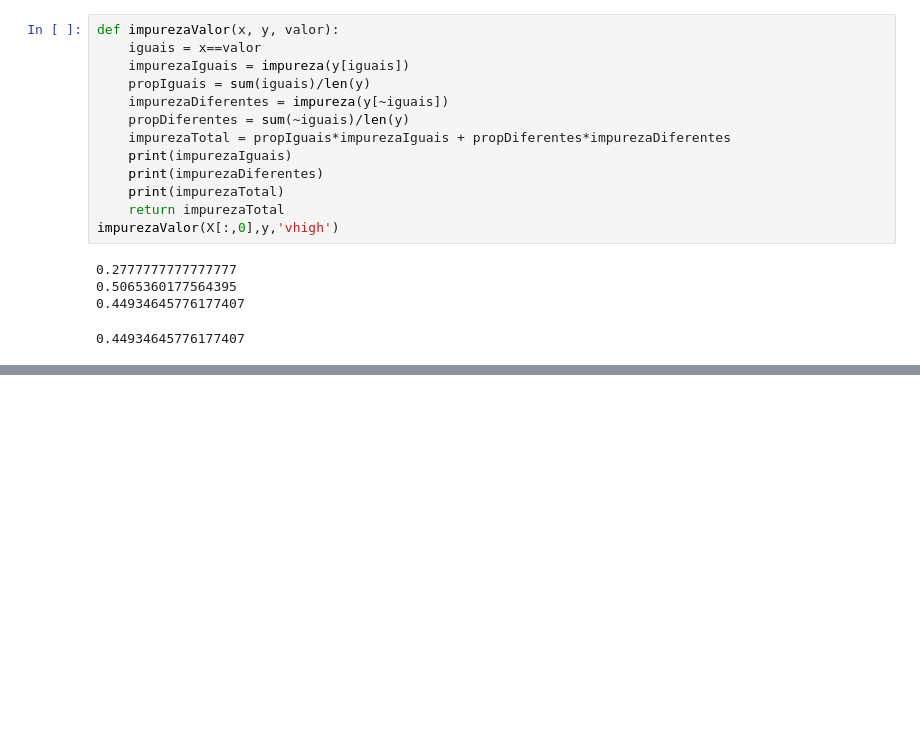
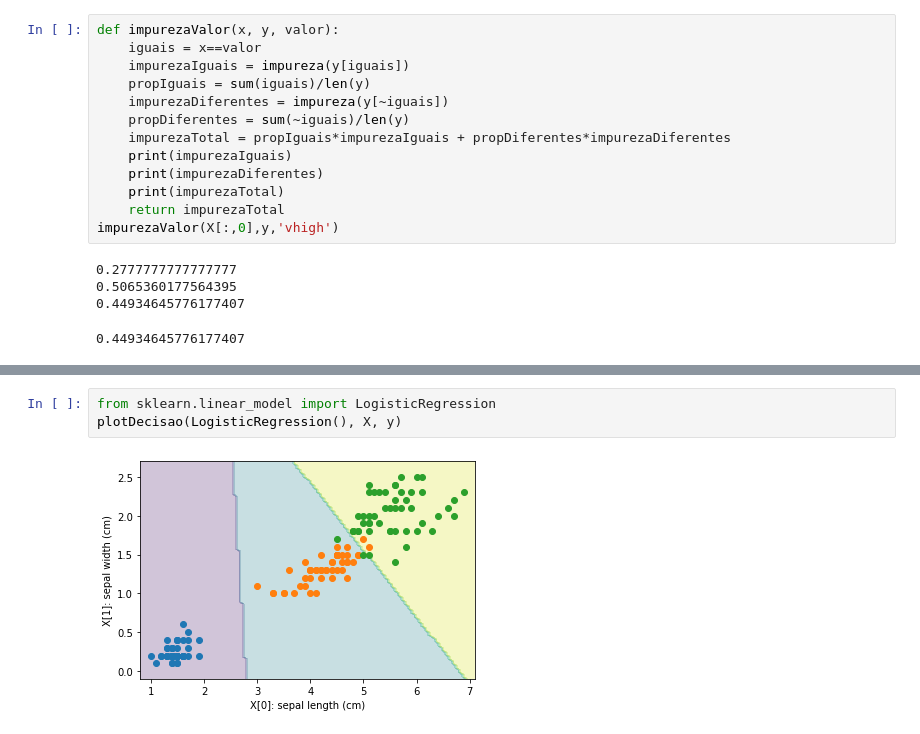
Before and after one commit to diogosantanaime/reconhecimento_padroes, a Jupyter notebook: aulas/05 - arvore.ipynb, the cells around one changed output, grey strips where cells are left out. Drawn from its saved outputs; the diff is of its cells as text; blank space fills up the shorter version.

```diff
--- a/aulas/05 - arvore.ipynb
+++ b/aulas/05 - arvore.ipynb
@@ -162,0 +333,5 @@ acc
+# %%
+from sklearn.linear_model import LogisticRegression
+plotDecisao(LogisticRegression(), X, y)
+# %% [output]
+[figure, added]
```
Also changed, not shown: parts of 24 cells of this notebook, 13 other files.
